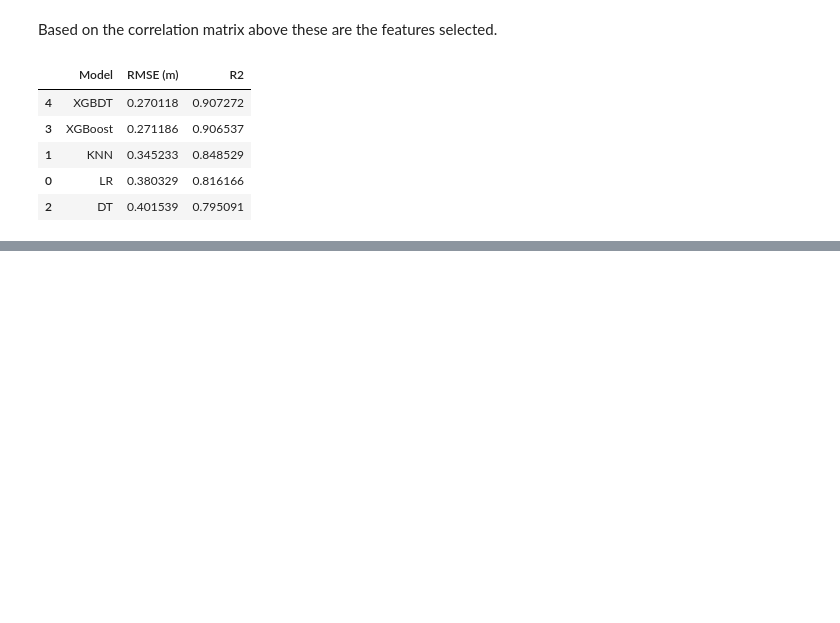
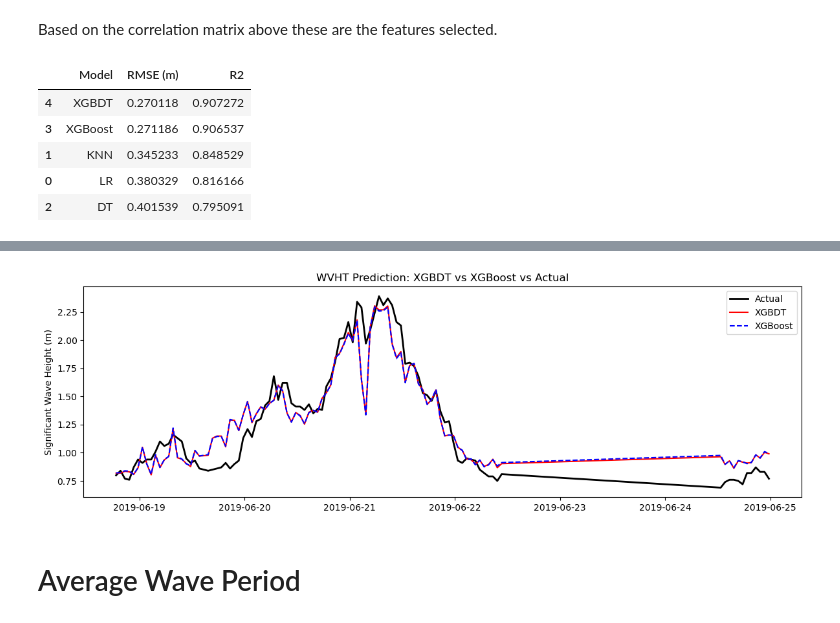
Before and after one commit to RichelCode/Wave-Energy-Forecasting, a Jupyter notebook: Wave Analysis.ipynb, the cells around one changed output, grey strips where cells are left out. Cells and saved outputs as stored; diff of their text form; code cells hidden in the pictures; blank space fills up the shorter version.

```diff
--- a/Wave Analysis.ipynb
+++ b/Wave Analysis.ipynb
@@ -418,0 +441,16 @@ results_df
+# %%
+plt.figure(figsize=(12,4))
+
+plt.plot(plot_df.index, plot_df["Actual_WVHT"], label="Actual", color="black", linewidth=2)
+plt.plot(plot_df.index, plot_df["Pred_XGBDT"], label="XGBDT", color="red")
+plt.plot(plot_df.index, plot_df["Pred_XGBoost"], label="XGBoost", color="blue", linestyle="--")
+
+plt.ylabel("Significant Wave Height (m)")
+plt.title("WVHT Prediction: XGBDT vs XGBoost vs Actual")
+plt.legend()
+plt.tight_layout()
+plt.show()
+# %% [output]
+[figure, added]
+# %% [markdown]
+# Average Wave Period
```
Also changed, not shown: parts of 4 cells of this notebook.
